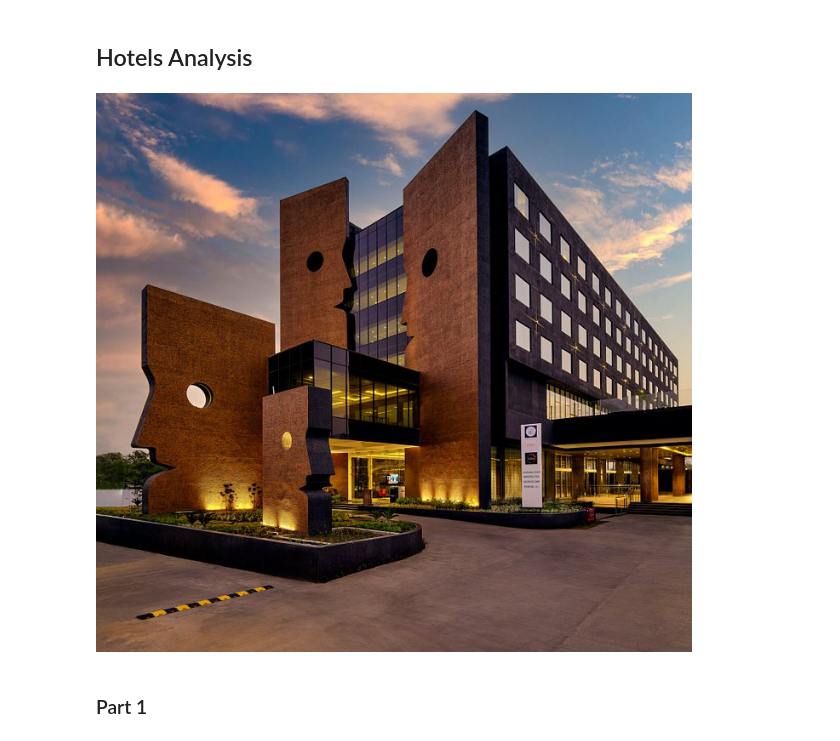
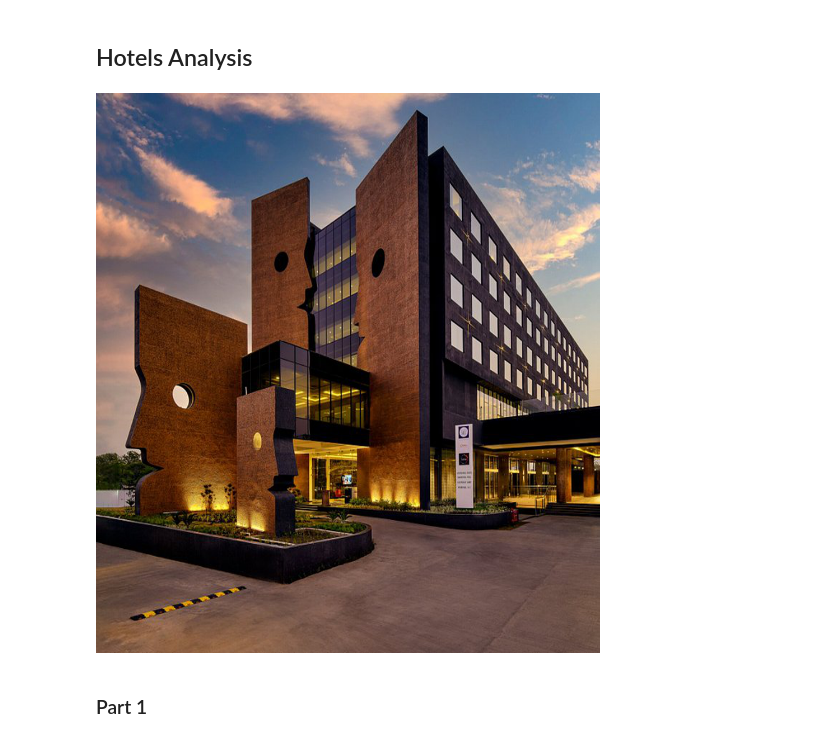
Before and after one commit to lamquangthinh2001/Hotels_Analysis, a Jupyter notebook: hotel-analysis.ipynb, the cells around one changed output. Cells and saved outputs as stored; diff of their text form; code cells hidden in the pictures.

Commit message:
Kaggle Notebook | Hotels-Analysis | Version 3

```diff
--- a/hotel-analysis.ipynb
+++ b/hotel-analysis.ipynb
@@ -5,12 +5,12 @@
 # %%
 from IPython.display import display
 from PIL import Image
 
-
-path="/kaggle/input/hotel-image/essentia-luxury-hotel.jpg"
-display(Image.open(path))
+image = Image.open('/kaggle/input/hotel-image/essentia-luxury-hotel.jpg')
+image = image.resize((900,1000))
+display(image)
 # %% [output]
-[figure, old version]
+[figure, new version]
 # %% [markdown]
 ### Part 1
 # %% [markdown]
```
Also changed, not shown: parts of 30 cells of this notebook.
